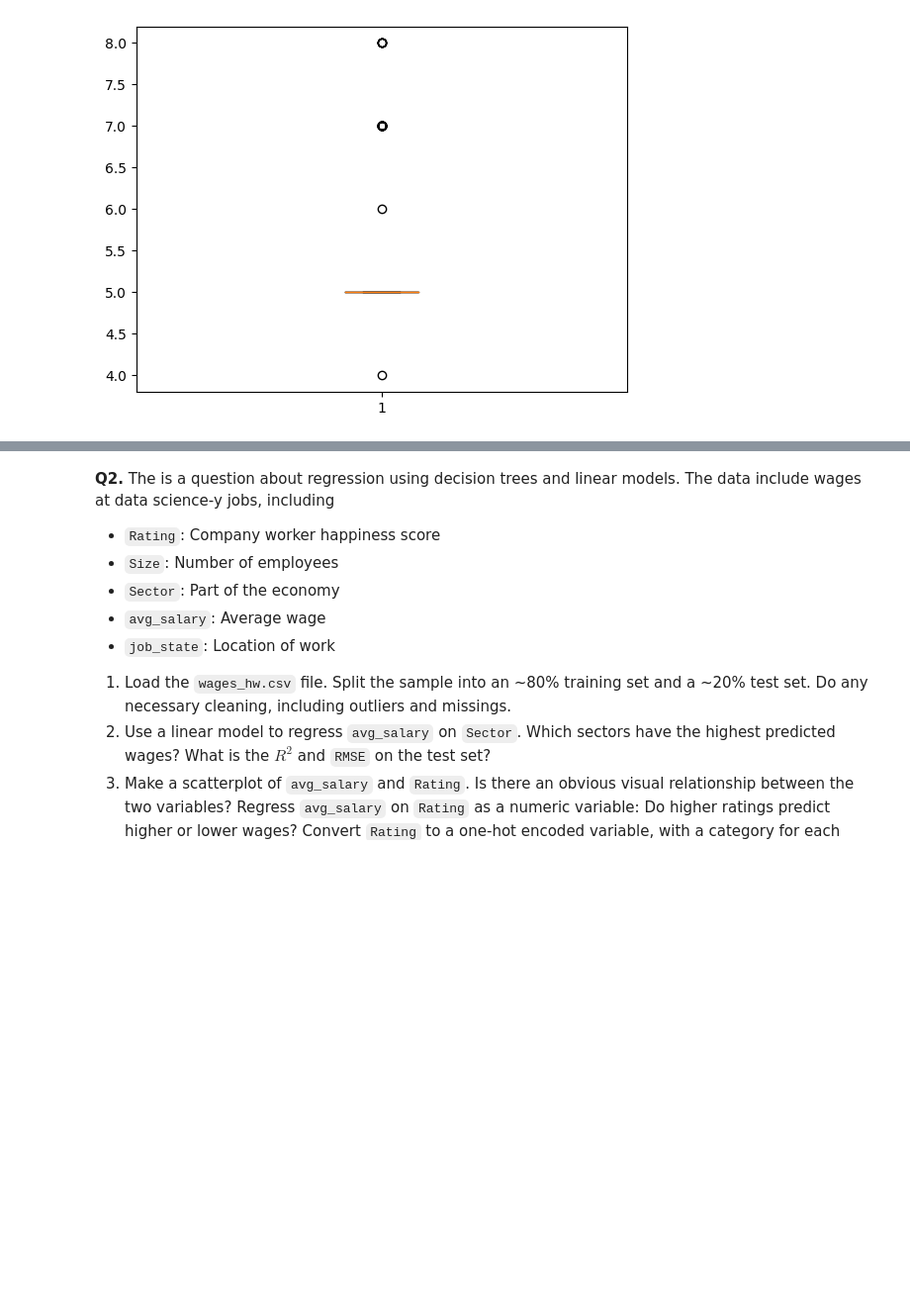
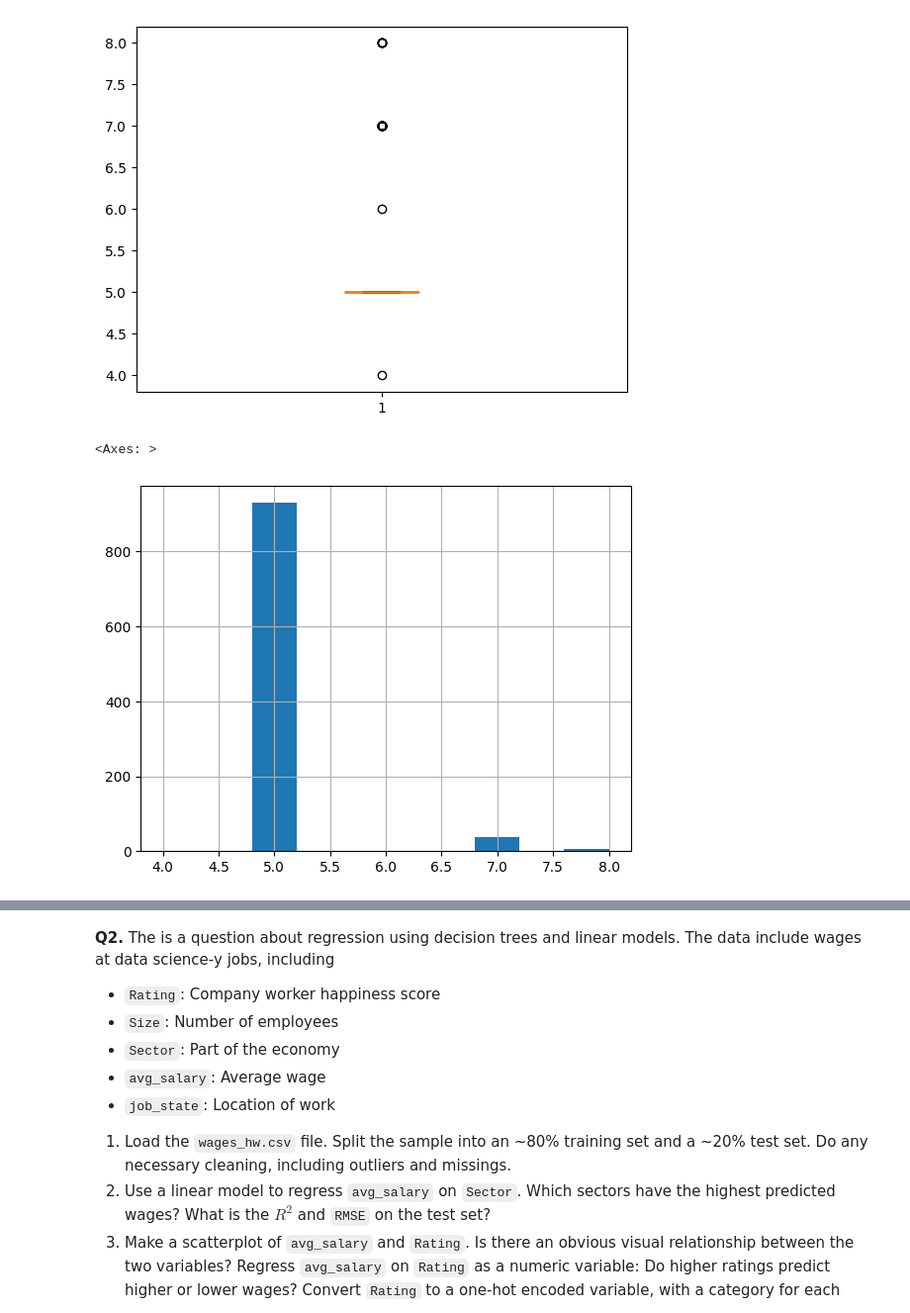
Before and after one commit to Monty-2003/assignment4, a Jupyter notebook: assignment4.ipynb, the cells around one changed output, grey strips where cells are left out. Shown at 99% size. Cells and saved outputs as stored; diff of their text form; code cells hidden in the pictures; blank space fills up the shorter version.

```diff
--- a/assignment4.ipynb
+++ b/assignment4.ipynb
@@ -77,3 +82,6 @@ plt.boxplot(car_dat['Price'])
+# %%
+# Log transformation on `Price` because of its skewness and only positive nums
+car_dat['Price'] = np.log(car_dat['Price'])
 # %%
 plt.boxplot(car_dat['Mileage_Run'])
 # %% [output]
@@ -110,3 +118,9 @@ plt.boxplot(car_dat['Seating_Capacity'])
  'fliers': [<matplotlib.lines.Line2D at 0x...>],
  'means': []}
 [figure]
+# %%
+# Numerical with very few unique values and an overwhelmingly majority value, 5.0
+car_dat['Seating_Capacity'].hist()
+# %% [output]
+<Axes: >
+[figure, added]
```
Also changed, not shown: parts of 6 cells of this notebook.
